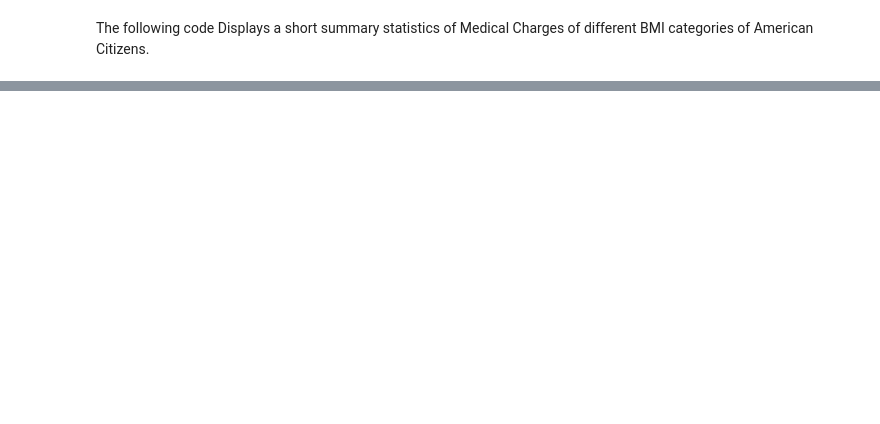
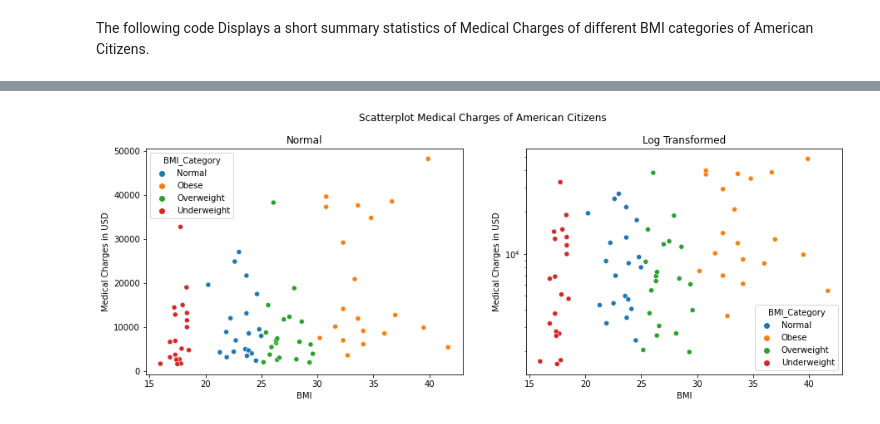
Before and after one commit to data301-2021-summer2/group29-project, a Jupyter notebook: analysis/Prabhmeet Deol/DataAnalysis.ipynb, the cells around one changed output, grey strips where cells are left out. Saved outputs shown, nothing was run; the diff lists cells and outputs as text; code cells hidden in the pictures; blank space fills up the shorter version.

```diff
--- a/analysis/Prabhmeet Deol/DataAnalysis.ipynb
+++ b/analysis/Prabhmeet Deol/DataAnalysis.ipynb
@@ -190,0 +257,31 @@ sns.kdeplot(
+# %%
+fig, ax =plt.subplots(1,2,figsize=(15,5))
+scatter1=sns.scatterplot(
+	data=randomSample,
+	x="bmi",
+	y="Charges_USD",
+	hue="BMI_Category",
+	ax=ax[0],
+	)
+scatter1.set(
+	xlabel="BMI",
+	ylabel="Medical Charges in USD",
+	title="Normal",
+)
+scatter1=sns.scatterplot(
+	data=randomSample,
+	x="bmi",
+	y="Charges_USD",
+	hue="BMI_Category",
+	ax=ax[1]
+	)
+scatter1.set(
+	yscale="log",
+	xlabel="BMI",
+	ylabel="Medical Charges in USD",
+	title="Log Transformed",
+)
+plt.suptitle("Scatterplot Medical Charges of American Citizens",y=1)
+fig.show()
+# %% [output]
+[figure, added]
```
Also changed, not shown: parts of 22 cells of this notebook.
